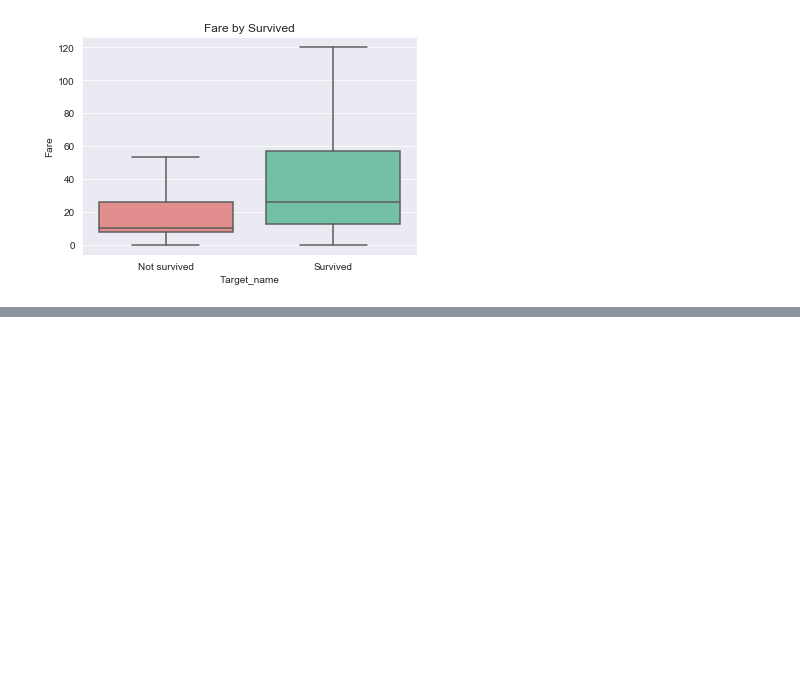
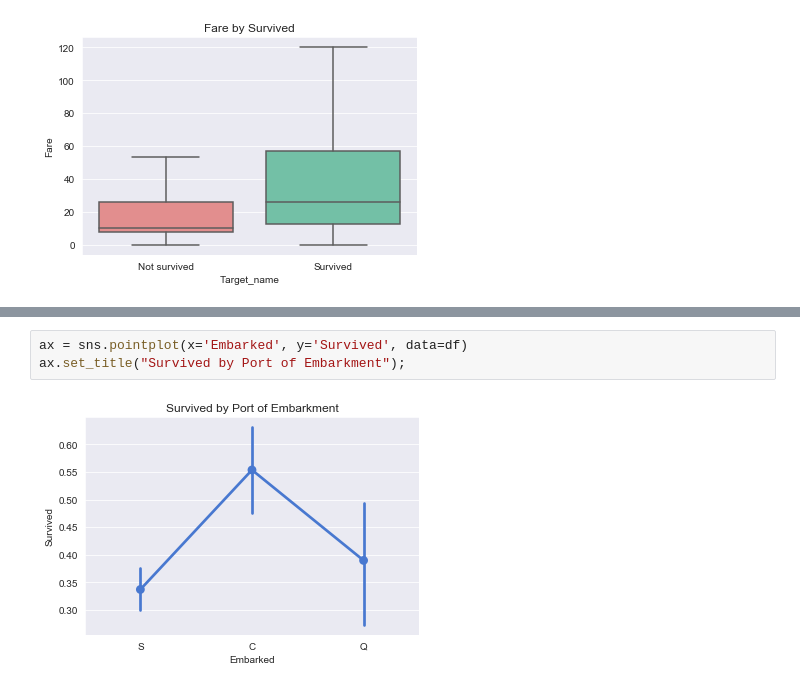
Before and after one commit to arsalanfardi/Titanic-Survival-Prediction, a Jupyter notebook: Titanic_Survival_Prediction.ipynb, the cells around one changed output, grey strips where cells are left out. Cells and saved outputs as stored; diff of their text form; blank space fills up the shorter version.

```diff
--- a/Titanic_Survival_Prediction.ipynb
+++ b/Titanic_Survival_Prediction.ipynb
@@ -257,0 +259,5 @@ df[["Pclass", "Embarked"]].groupby(['Embarked'], as_index=True).count()
+# %%
+ax = sns.pointplot(x='Embarked', y='Survived', data=df)
+ax.set_title("Survived by Port of Embarkment");
+# %% [output]
+[figure, added]
```
Also changed, not shown: parts of 13 cells of this notebook.
